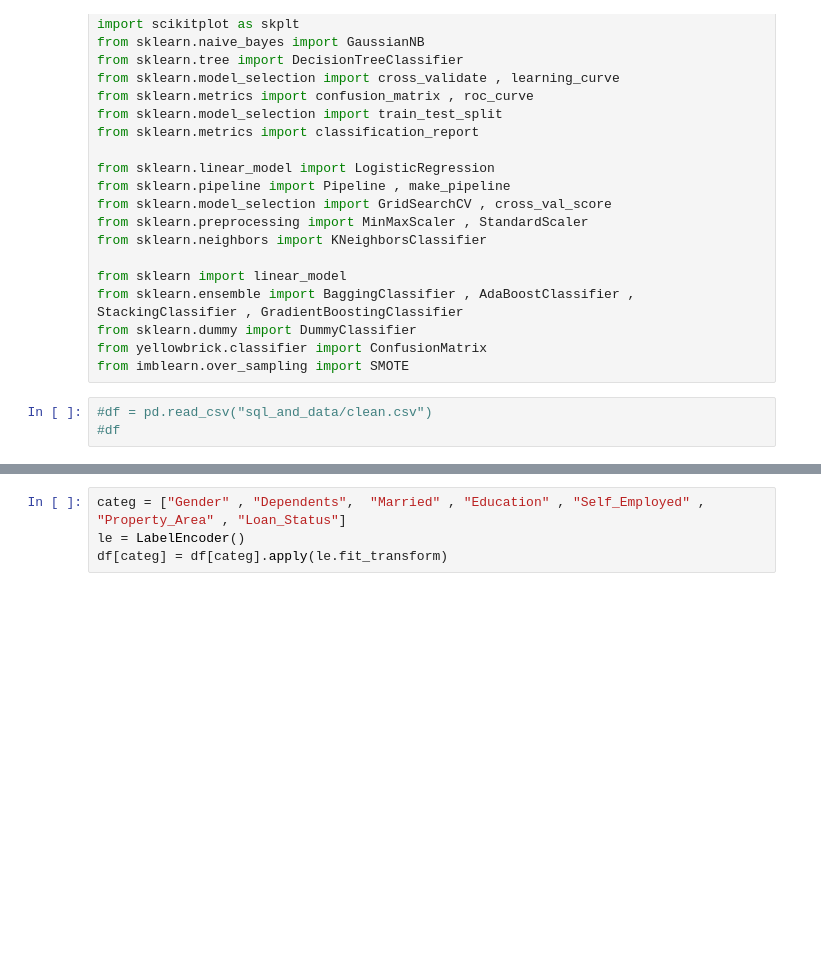
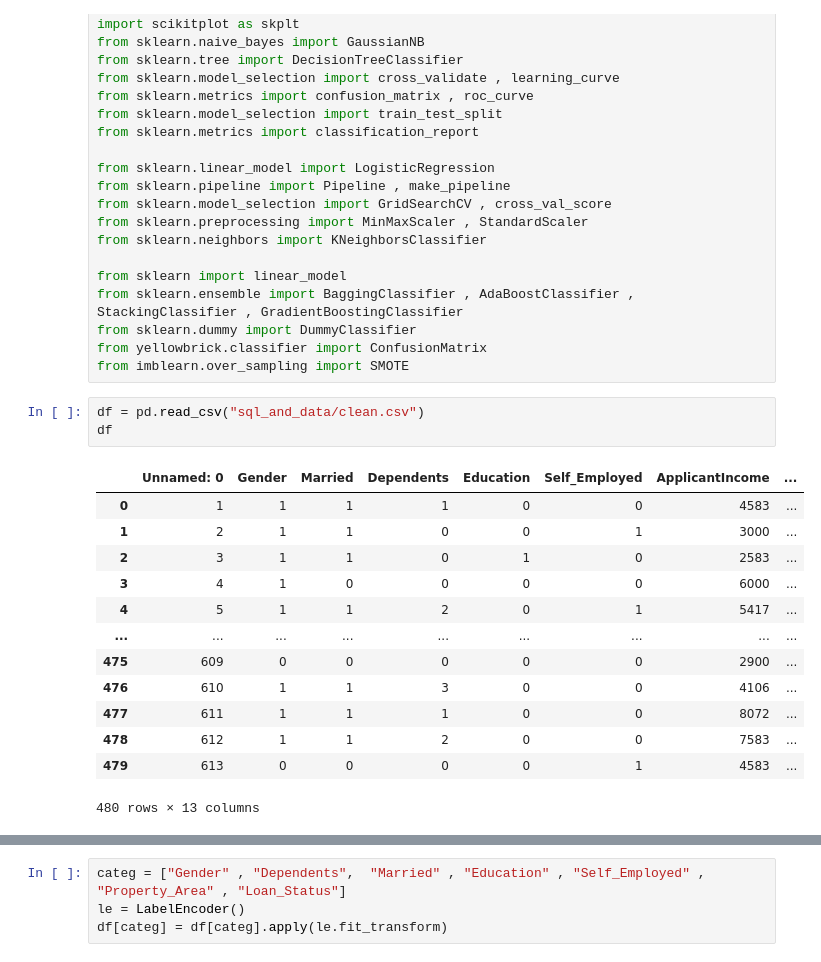
Before and after one commit to EdenLecarpentier/loan_prediction_file_rouge, a Jupyter notebook: notebook/model_no_def.ipynb, the cells around one changed output, grey strips where cells are left out. Cells and saved outputs as stored; diff of their text form; blank space fills up the shorter version.

```diff
--- a/notebook/model_no_def.ipynb
+++ b/notebook/model_no_def.ipynb
@@ -31,7 +31,21 @@ from sklearn.dummy import DummyClassifier
 from yellowbrick.classifier import ConfusionMatrix
 from imblearn.over_sampling import SMOTE
 # %%
-#df = pd.read_csv("sql_and_data/clean.csv")
-#df
+df = pd.read_csv("sql_and_data/clean.csv")
+df
+# %% [output]
+|  | Unnamed: 0 | Gender | Married | Dependents | Education | Self_Employed | ApplicantIncome | ... |
+| 0 | 1 | 1 | 1 | 1 | 0 | 0 | 4583 | ... |
+| 1 | 2 | 1 | 1 | 0 | 0 | 1 | 3000 | ... |
+| 2 | 3 | 1 | 1 | 0 | 1 | 0 | 2583 | ... |
+| 3 | 4 | 1 | 0 | 0 | 0 | 0 | 6000 | ... |
+| 4 | 5 | 1 | 1 | 2 | 0 | 1 | 5417 | ... |
+| ... | ... | ... | ... | ... | ... | ... | ... | ... |
+| 475 | 609 | 0 | 0 | 0 | 0 | 0 | 2900 | ... |
+| 476 | 610 | 1 | 1 | 3 | 0 | 0 | 4106 | ... |
+| 477 | 611 | 1 | 1 | 1 | 0 | 0 | 8072 | ... |
+| 478 | 612 | 1 | 1 | 2 | 0 | 0 | 7583 | ... |
+| 479 | 613 | 0 | 0 | 0 | 0 | 1 | 4583 | ... |
+480 rows × 13 columns
 # %%
 #df = df.drop('Unnamed: 0' , axis=1)
```
Also changed, not shown: parts of 3 cells of this notebook, 5 other files.
